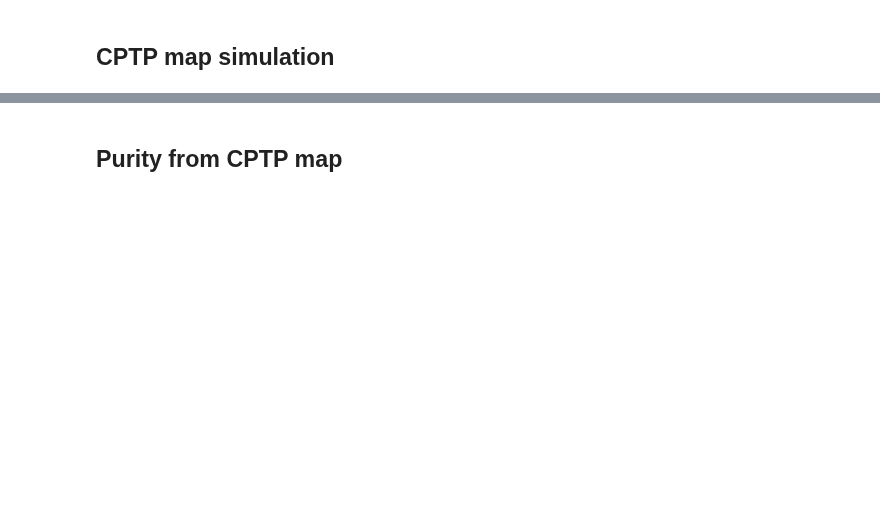
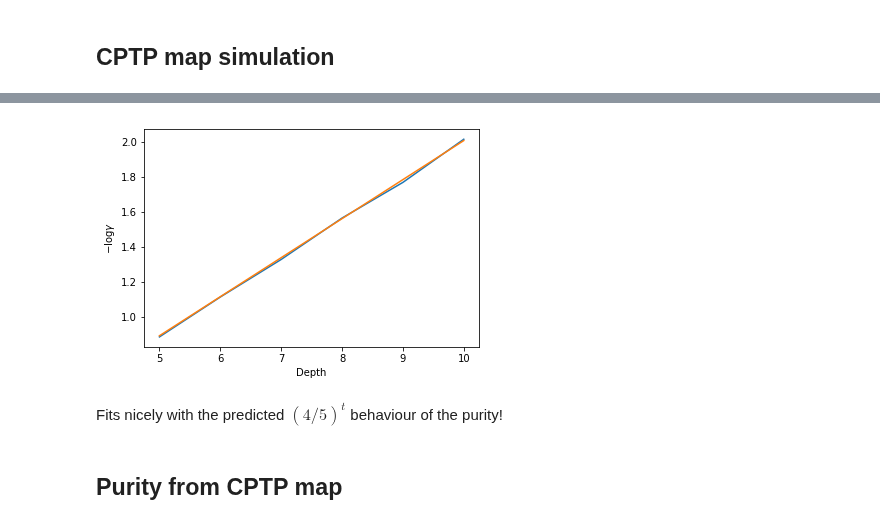
Before and after one commit to AustenLamacraft/ruc, a Jupyter notebook: notebooks/RUC-channel.ipynb, the cells around one changed output, grey strips where cells are left out. Saved outputs shown, nothing was run; the diff lists cells and outputs as text; code cells hidden in the pictures; blank space fills up the shorter version.

```diff
--- a/notebooks/RUC-channel.ipynb
+++ b/notebooks/RUC-channel.ipynb
@@ -150,3 +156,12 @@ step  900
+# %%
+plt.plot(depths, purities)
+plt.plot(depths, (depths - 1) * np.log(5/4))
+plt.xlabel("Depth")
+plt.ylabel("$-\log\gamma$");
+# %% [output]
+[figure, added]
+# %% [markdown]
+Fits nicely with the predicted $(4/5)^t$ behaviour of the purity!
 # %% [markdown]
 ## Purity from CPTP map
 # %%
```
Also changed, not shown: parts of 17 cells of this notebook, 2 other files.
